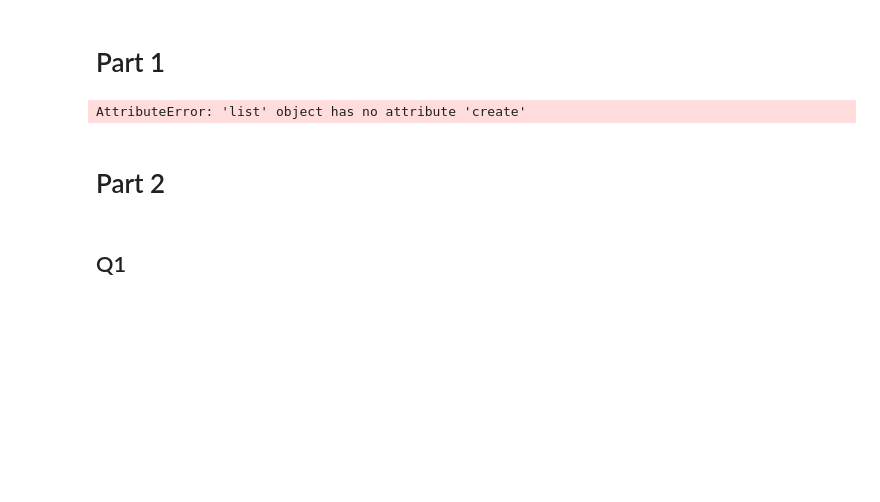
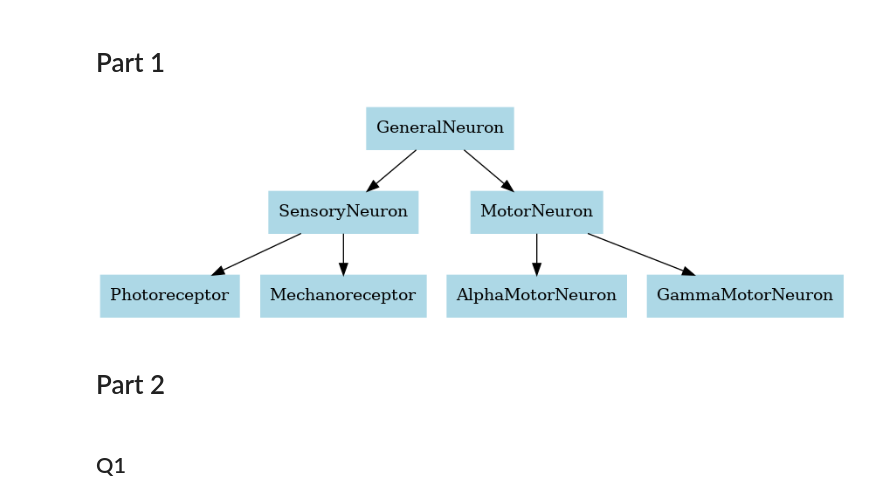
Before and after one commit to CCathlete/pyTask, a Jupyter notebook: app_notebook.ipynb, the cells around one changed output. Cells and saved outputs as stored; diff of their text form; code cells hidden in the pictures; blank space fills up the shorter version.

Commit message:
Added the creation of hierarchy diagram in Part 1 (neurons) and changed the comments to English ones.

```diff
--- a/app_notebook.ipynb
+++ b/app_notebook.ipynb
@@ -69,38 +69,38 @@ class GammaMotorNeuron(MotorNeuron):
 # %%
 import pydot
 from IPython.display import Image
 
 # Define the class hierarchy
 class_hierarchy = """
 digraph ClassHierarchy {
     node [shape=box, style=filled, color=lightblue];
     GeneralNeuron [label="GeneralNeuron"];
     SensoryNeuron [label="SensoryNeuron"];
     Photoreceptor [label="Photoreceptor"];
     Mechanoreceptor [label="Mechanoreceptor"];
     MotorNeuron [label="MotorNeuron"];
     AlphaMotorNeuron [label="AlphaMotorNeuron"];
     GammaMotorNeuron [label="GammaMotorNeuron"];
 
     GeneralNeuron -> SensoryNeuron;
-    SensoryNeuron -> Photoreceptor;
+    GeneralNeuron -> MotorNeuron;
     SensoryNeuron -> Photoreceptor;
     SensoryNeuron -> Mechanoreceptor;
-    MotorNeuron -> "MotorNeuron";
     MotorNeuron -> AlphaMotorNeuron;
     MotorNeuron -> GammaMotorNeuron;
 }
 """
 
-# Converting the class hierarchy to a graph
-graph = pydot.graph_from_dot_data(class_hierarchy)
-# Render the graph
-Image(graph.create('graph'))
+# Converting the class hierarchy to a graph.
+graph = pydot.graph_from_dot_data(class_hierarchy)[0]
 
-# Display the image
-Image(graph)
+# Rendering the graph.
+image_date = graph.create_png()
+
+# Displaying the image.
+Image(image_date)
 # %% [output]
-AttributeError: 'list' object has no attribute 'create'
+[figure, added]
 # %% [markdown]
 # Part 2
 # %% [markdown]
```
